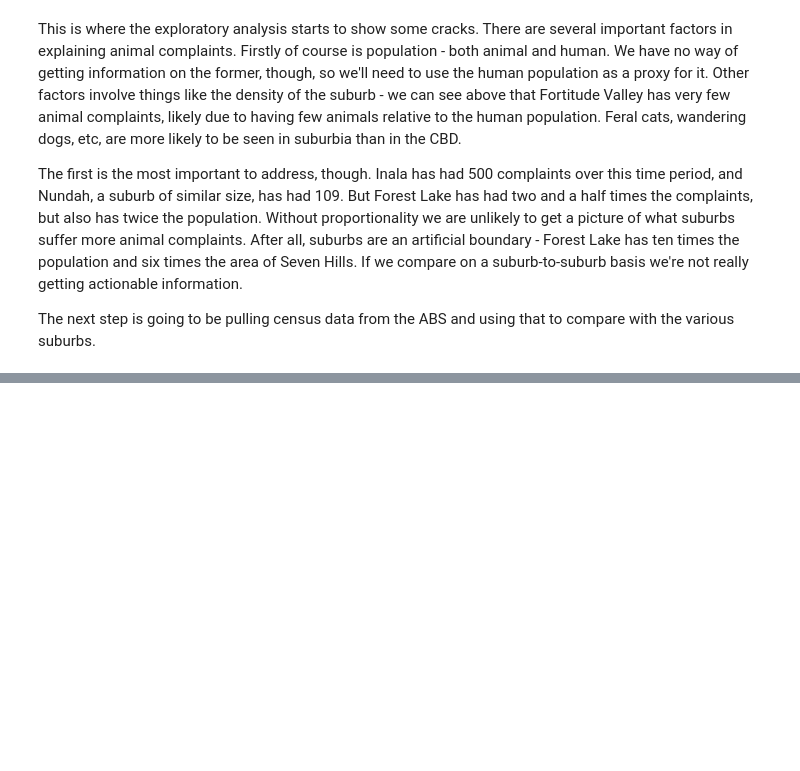
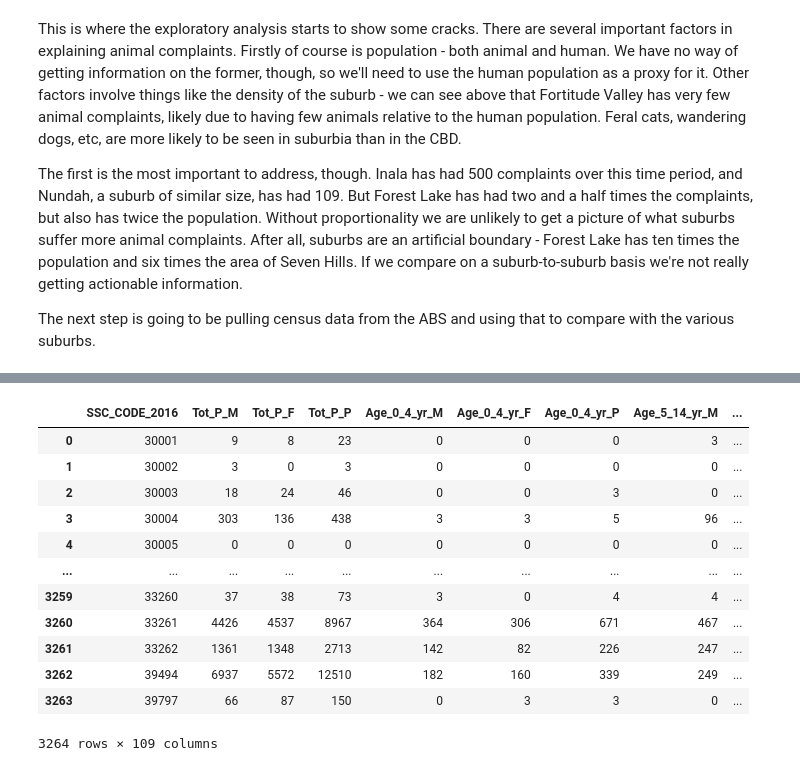
Before and after one commit to jkwaser/animal-complaints, a Jupyter notebook: AnimalComplaints.ipynb, the cells around one changed output, grey strips where cells are left out. Cells and saved outputs as stored; diff of their text form; code cells hidden in the pictures; blank space fills up the shorter version.

```diff
--- a/AnimalComplaints.ipynb
+++ b/AnimalComplaints.ipynb
@@ -145,3 +145,8 @@ This is where the exploratory analysis starts to show some cracks. There are sev
 The first is the most important to address, though. Inala has had 500 complaints over this time period, and Nundah, a suburb of similar size, has had 109. But Forest Lake has had two and a half times the complaints, but also has twice the population. Without proportionality we are unlikely to get a picture of what suburbs suffer more animal complaints. After all, suburbs are an artificial boundary - Forest Lake has ten times the population and six times the area of Seven Hills. If we compare on a suburb-to-suburb basis we're not really getting actionable information.
 
 The next step is going to be pulling census data from the ABS and using that to compare with the various suburbs.
+# %%
+# census_16 contains the population data for all suburbs in Queensland. However, these are listed by SSC code rather than suburb name. To match them with the suburb names
+# in our current dataframe this needs to be updated.
+census_16 = pd.read_csv("/home/jack/AnimalC/2016Census_G01_QLD_SSC.csv")
+ssc_codes = pd.read_csv("/home/jack/AnimalC/SSC_2016_AUST.csv")
@@ -196,0 +261,16 @@ The next step is going to be pulling census data from the ABS and using that to
+# %%
+census_16
+# %% [output]
+|  | SSC_CODE_2016 | Tot_P_M | Tot_P_F | Tot_P_P | Age_0_4_yr_M | Age_0_4_yr_F | Age_0_4_yr_P | Age_5_14_yr_M | ... |
+| 0 | 30001 | 9 | 8 | 23 | 0 | 0 | 0 | 3 | ... |
+| 1 | 30002 | 3 | 0 | 3 | 0 | 0 | 0 | 0 | ... |
+| 2 | 30003 | 18 | 24 | 46 | 0 | 0 | 3 | 0 | ... |
+| 3 | 30004 | 303 | 136 | 438 | 3 | 3 | 5 | 96 | ... |
+| 4 | 30005 | 0 | 0 | 0 | 0 | 0 | 0 | 0 | ... |
+| ... | ... | ... | ... | ... | ... | ... | ... | ... | ... |
+| 3259 | 33260 | 37 | 38 | 73 | 3 | 0 | 4 | 4 | ... |
+| 3260 | 33261 | 4426 | 4537 | 8967 | 364 | 306 | 671 | 467 | ... |
+| 3261 | 33262 | 1361 | 1348 | 2713 | 142 | 82 | 226 | 247 | ... |
+| 3262 | 39494 | 6937 | 5572 | 12510 | 182 | 160 | 339 | 249 | ... |
+| 3263 | 39797 | 66 | 87 | 150 | 0 | 3 | 3 | 0 | ... |
+3264 rows × 109 columns
```
Also changed, not shown: parts of 27 cells of this notebook, 1 other file.
